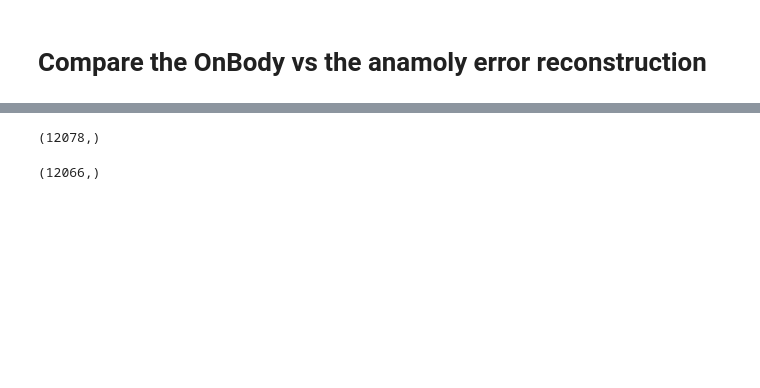
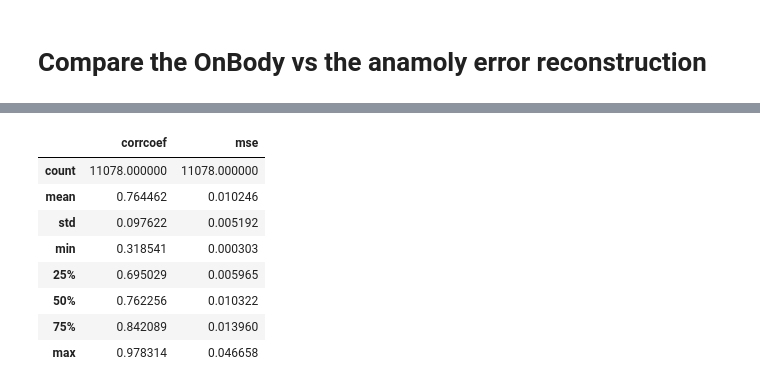
Before and after one commit to mkashani-phd/AnomolyDetection, a Jupyter notebook: VAE_LSTM.ipynb, the cells around one changed output, grey strips where cells are left out. Drawn from its saved outputs; the diff is of its cells as text; code cells hidden in the pictures; blank space fills up the shorter version.

```diff
--- a/VAE_LSTM.ipynb
+++ b/VAE_LSTM.ipynb
@@ -340,10 +401,17 @@ mseAnomoly[mseAnomoly > 0.0011].shape
 # %%
 dict = {'corrcoef': corrcoefonBody, 'mse': mseonBody}
 onBodyDF = pd.DataFrame(dict)
 onBodyDF.describe()
 
-print(mseonBody.shape)
-mseonBody[mseonBody <= 0.0011].shape
+# print(mseonBody.shape)
+# mseonBody[mseonBody <= 0.0012].shape
 # %% [output]
-(12078,)
-(12066,)
+|  | corrcoef | mse |
+| count | 11078.000000 | 11078.000000 |
+| mean | 0.764462 | 0.010246 |
+| std | 0.097622 | 0.005192 |
+| min | 0.318541 | 0.000303 |
+| 25% | 0.695029 | 0.005965 |
+| 50% | 0.762256 | 0.010322 |
+| 75% | 0.842089 | 0.013960 |
+| max | 0.978314 | 0.046658 |
```
Also changed, not shown: parts of 16 cells of this notebook, 2 other files.
